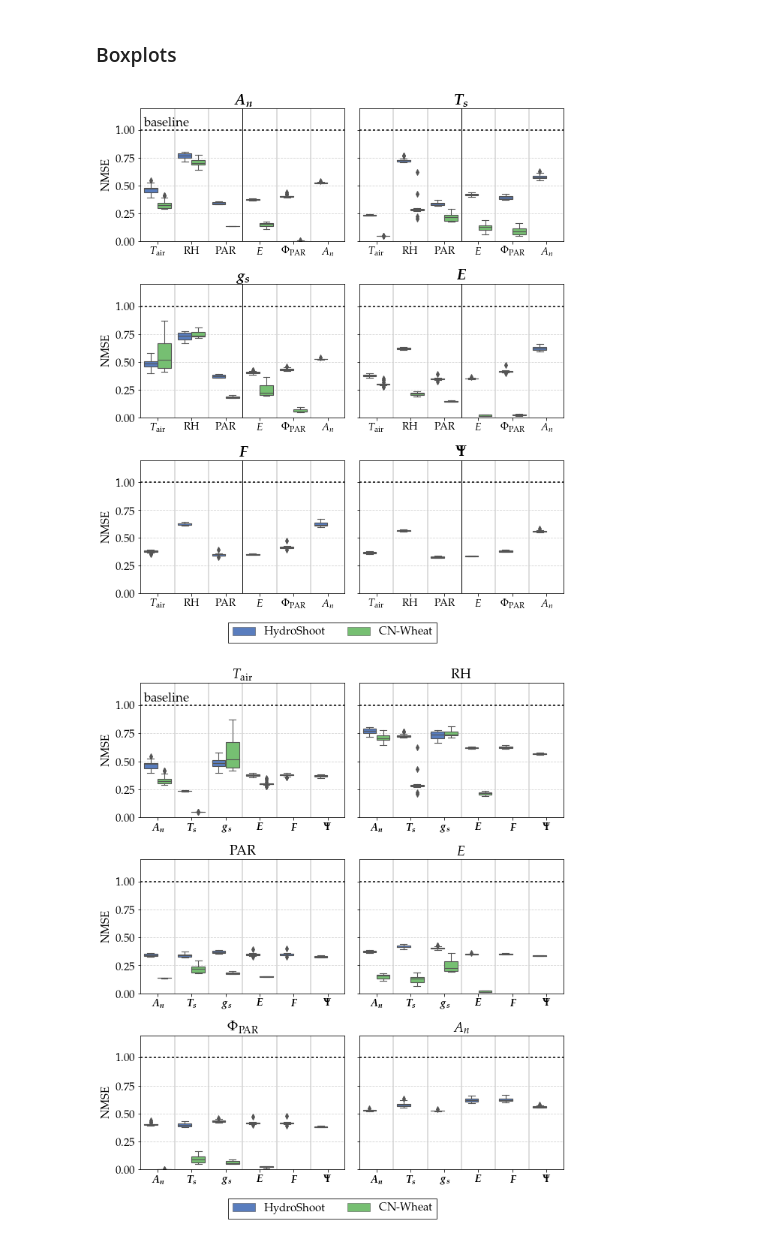
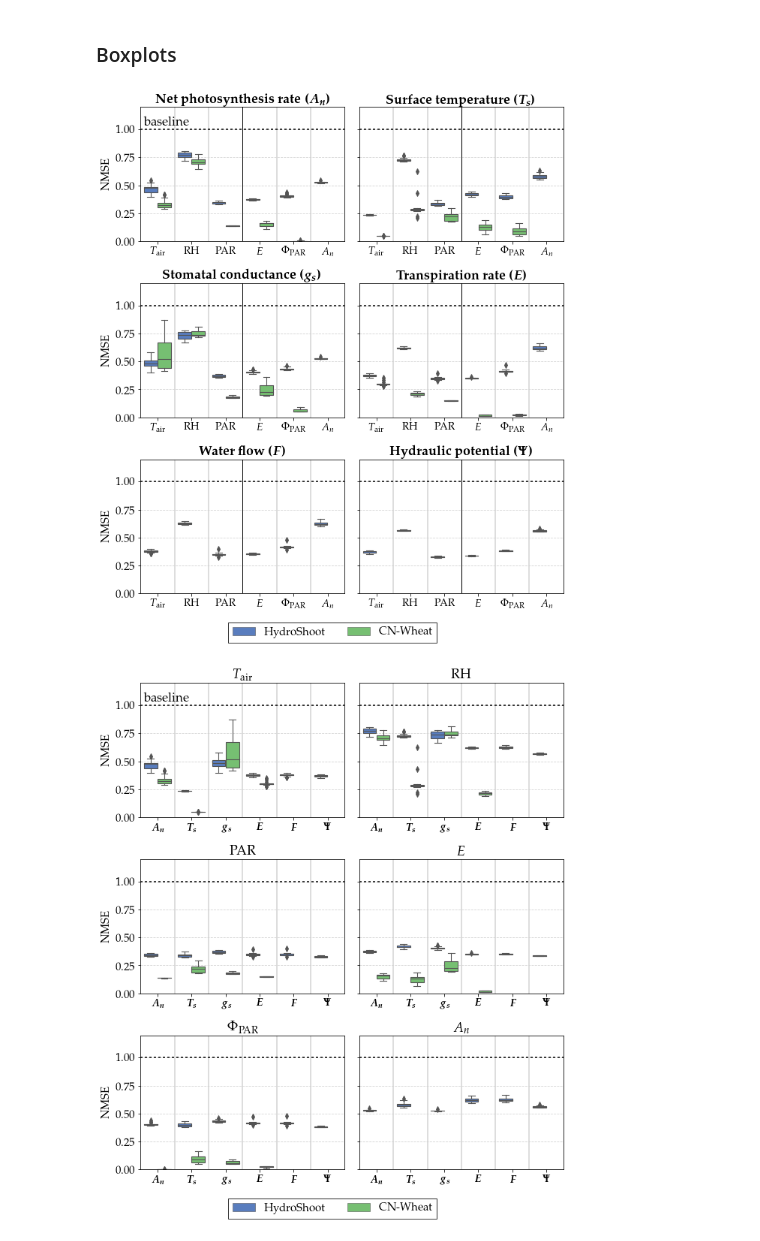
Before and after one commit to mcndt/thesis-plant-reservoir-computing, a Jupyter notebook: notebooks/regression_tests/Figures_Scores_input_phys.ipynb, the cells around one changed output. Saved outputs shown, nothing was run; the diff lists cells and outputs as text; code cells hidden in the pictures.

```diff
--- a/notebooks/regression_tests/Figures_Scores_input_phys.ipynb
+++ b/notebooks/regression_tests/Figures_Scores_input_phys.ipynb
@@ -117,13 +117,24 @@ regression_scores = pd.concat([cn_regression_scores, hs_regression_scores])
 regression_scores.test_score *= -1
 # %%
 res_symbols = {
-  'state_An': r'$A_n$',
-  'state_Ts': r'$T_s$',
-  'state_gs': r'$g_s$',
-  'state_E': r'$E$',
-  'state_Flux': r'$F$',
-  'state_psi_head': r'$\Psi$',
+  'state_An': r'\textbf{Net photosynthesis rate ($\boldsymbol{A_n}$)}',
+  'state_Ts': r'\textbf{Surface temperature ($\boldsymbol{T_s}$)}',
+  'state_gs': r'\textbf{Stomatal conductance ($\boldsymbol{g_s}$)}',
+  'state_E': r'\textbf{Transpiration rate ($\boldsymbol{E}$)}',
+  'state_Flux': r'\textbf{Water flow ($\boldsymbol{F}$)}',
+  'state_psi_head': r'\textbf{Hydraulic potential ($\boldsymbol{\Psi}$)}',
 }
+
+# res_symbols = {
+#   'state_An': r'$A_n$',
+#   'state_Ts': r'$T_s$',
+#   'state_gs': r'$g_s$',
+#   'state_E': r'$E$',
+#   'state_Flux': r'$F$',
+#   'state_psi_head': r'$\Psi$',
+# }
+# res_symbols = {k: f'$\\boldsymbol{{{v[1:-1]}}}$' for k, v in res_symbols.items()}
+
 
 input_symbols = {
   'input0_temp': r'$T_{\text{air}}$',
@@ -155,8 +166,6 @@ output_symbols_hs = {
 
 target_symbols = {**input_symbols, **output_symbols}
 target_symbols_hs = {**input_symbols_hs, **output_symbols_hs}
-
-res_symbols = {k: f'$\\boldsymbol{{{v[1:-1]}}}$' for k, v in res_symbols.items()}
 # %%
 with plt.style.context('seaborn-muted'):
   fig, axs = plt.subplots(3, 2, figsize=(9, 10), sharey=True)
@@ -178,38 +187,38 @@ with plt.style.context('seaborn-muted'):
       ax.set_xticklabels(list(target_symbols_hs.values()), fontsize=14)
     else:
       ax.set_xticklabels(list(target_symbols.values()), fontsize=14)
-    ax.set_title(res_symbols[res], fontsize=20)
+    ax.set_title(res_symbols[res], fontsize=18)
     if ax in axs.flatten()[::2]:
       ax.set_ylabel('NMSE')
     else:
       ax.set(ylabel=None)
     if ax is axs.flatten()[0]:
       ax.annotate('baseline', (0.015, 0.86), fontsize=17, xycoords='axes fraction')
 
     # Axes
     ax.set_ylim(0, 1.2)
     ax.set_axisbelow(True)
     # ax.set_xticks(np.arange(0, 5) + 0.5)
     ax.yaxis.grid(color='lightgrey', linestyle='dashed')
     # ax.xaxis.grid(color='lightgrey', linestyle='solid', linewidth=1.25)
     for x in (np.arange(0, 5) + 0.5):
       if x == 2.5:
         ax.axvline(x, color='black', linewidth=1)
       else:
         ax.axvline(x, color='lightgrey')
     ax.axhline(1, color='black', dashes=(2,2))
 
     # Cleanup
     if ax is axs.flatten()[0]:
       fig.legend(loc='lower center', fancybox=False, shadow=False, ncol=5,
                  frameon=True, edgecolor='black', bbox_to_anchor=(0.5, -0.05), fontsize=15)
     ax.get_legend().remove()
     ax.set(xlabel=None)
 
   plt.tight_layout()
   plt.savefig('regression_res_perf.png', dpi=200, facecolor='white', bbox_inches='tight')
 # %% [output]
-[figure, old version]
+[figure, new version]
 # %%
 target_names = input_names + output_names
 # %%
```
Also changed, not shown: 9 other files.
